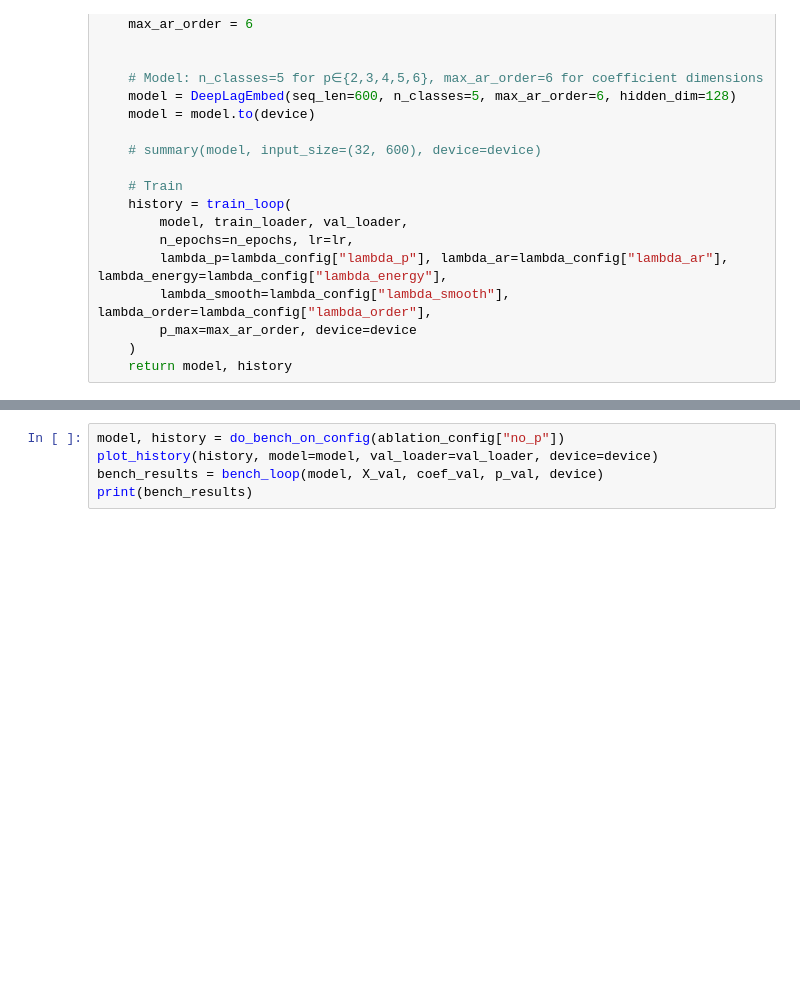
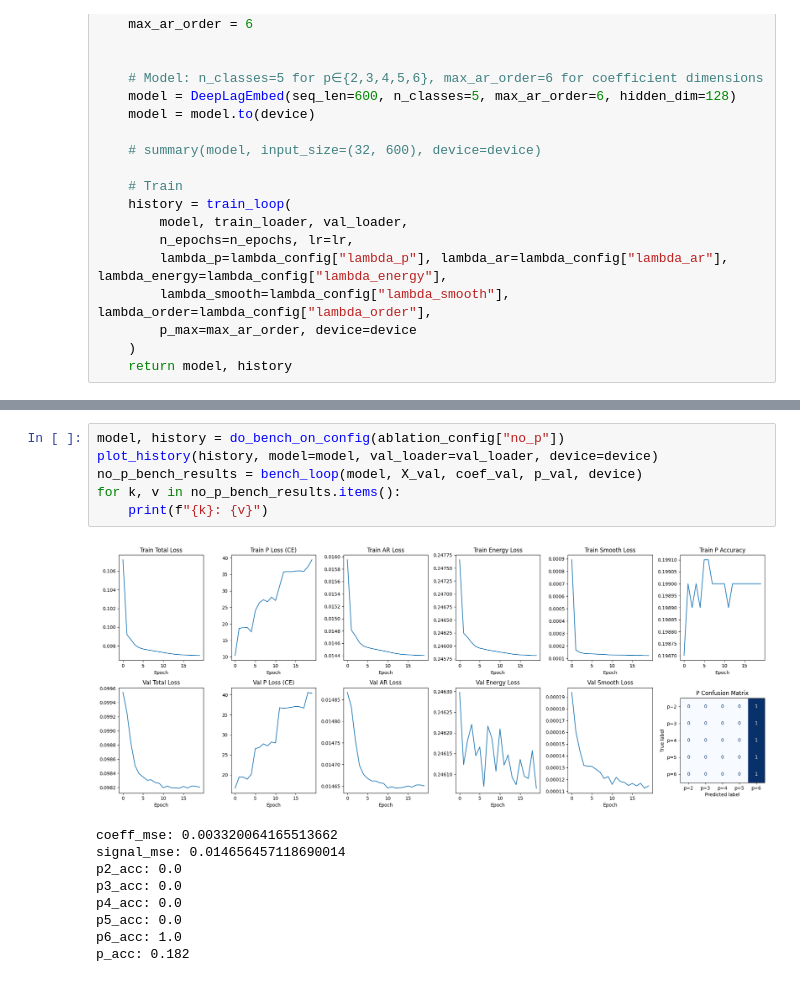
Before and after one commit to erfanzabeh/StocasticDiffEq_Simulation, a Jupyter notebook: notebooks/PINN ablation_studies.ipynb, the cells around one changed output, grey strips where cells are left out. Saved outputs shown, nothing was run; the diff lists cells and outputs as text; blank space fills up the shorter version.

```diff
--- a/notebooks/PINN ablation_studies.ipynb
+++ b/notebooks/PINN ablation_studies.ipynb
@@ -147,8 +157,19 @@ print(bench_results)
 # %%
 model, history = do_bench_on_config(ablation_config["no_p"])
 plot_history(history, model=model, val_loader=val_loader, device=device)
-bench_results = bench_loop(model, X_val, coef_val, p_val, device)
-print(bench_results)
+no_p_bench_results = bench_loop(model, X_val, coef_val, p_val, device)
+for k, v in no_p_bench_results.items():
+    print(f"{k}: {v}")
+# %% [output]
+[figure, added]
+coeff_mse: 0.003320064165513662
+signal_mse: 0.014656457118690014
+p2_acc: 0.0
+p3_acc: 0.0
+p4_acc: 0.0
+p5_acc: 0.0
+p6_acc: 1.0
+p_acc: 0.182
 # %%
 model, history = do_bench_on_config(ablation_config["no_energy"])
 plot_history(history, model=model, val_loader=val_loader, device=device)
```
Also changed, not shown: parts of 7 cells of this notebook.
